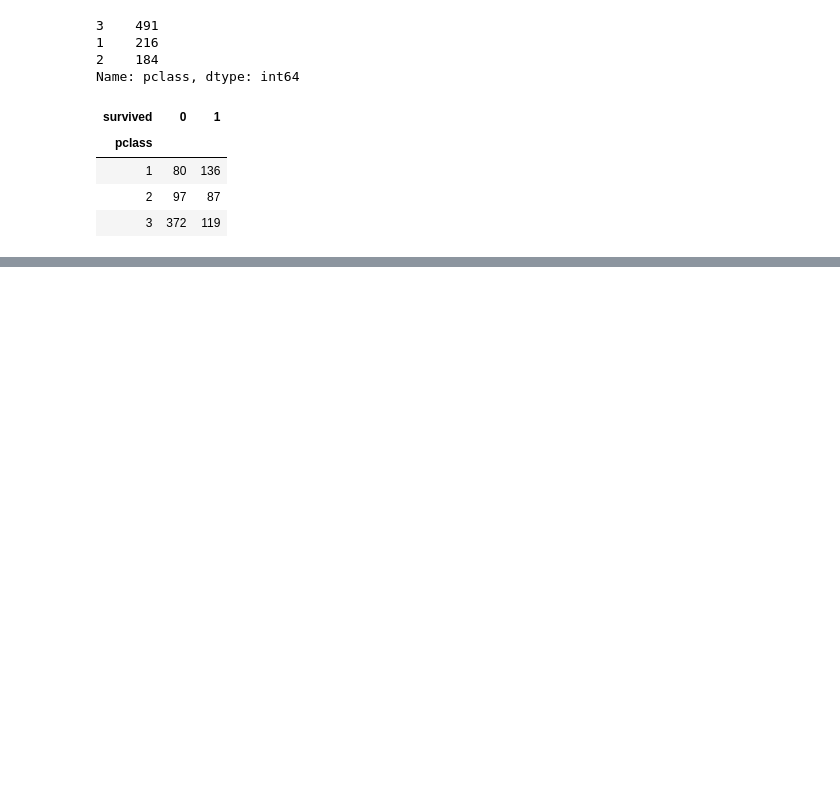
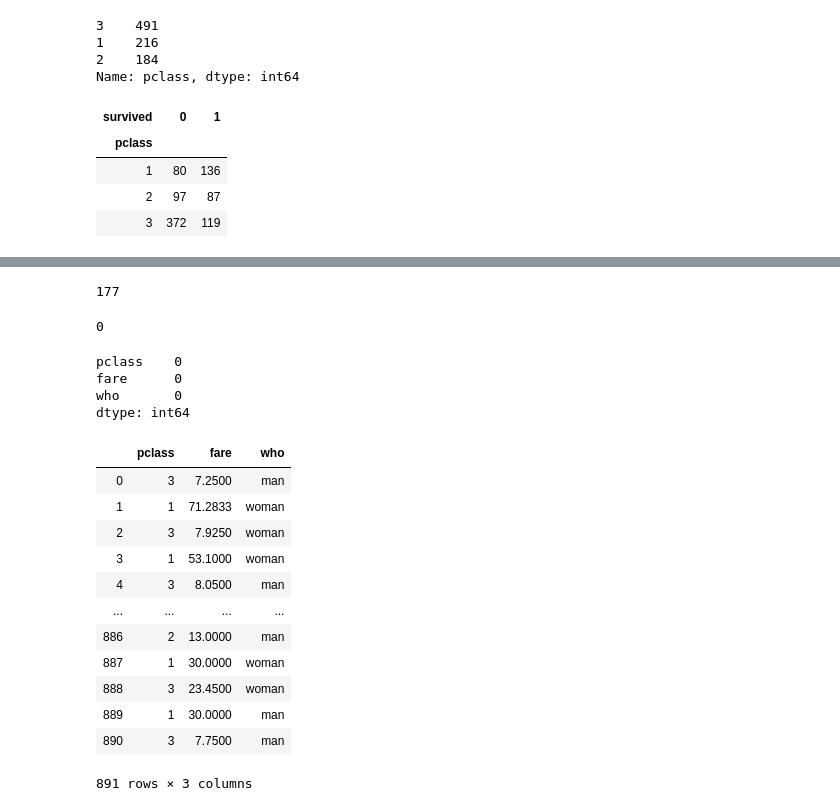
Before and after one commit to spk104/spklearn-ml, a Jupyter notebook: Class 26_Apr18.ipynb, the cells around one changed output, grey strips where cells are left out. Drawn from its saved outputs; the diff is of its cells as text; code cells hidden in the pictures; blank space fills up the shorter version.

```diff
--- a/Class 26_Apr18.ipynb
+++ b/Class 26_Apr18.ipynb
@@ -117,0 +192,35 @@ array([ 6.06546032, 10.56796933])
+# %%
+y = data['age']
+x = data[['pclass','fare','who']]
+
+y.isna().sum()
+# %% [output]
+177
+# %%
+data['age'].fillna(data['age'].median(),inplace=True)
+y.isna().sum()
+# %% [output]
+0
+# %%
+x.isna().sum()
+# %% [output]
+pclass    0
+fare      0
+who       0
+dtype: int64
+# %%
+x
+# %% [output]
+|  | pclass | fare | who |
+| 0 | 3 | 7.2500 | man |
+| 1 | 1 | 71.2833 | woman |
+| 2 | 3 | 7.9250 | woman |
+| 3 | 1 | 53.1000 | woman |
+| 4 | 3 | 8.0500 | man |
+| ... | ... | ... | ... |
+| 886 | 2 | 13.0000 | man |
+| 887 | 1 | 30.0000 | woman |
+| 888 | 3 | 23.4500 | woman |
+| 889 | 1 | 30.0000 | man |
+| 890 | 3 | 7.7500 | man |
+891 rows × 3 columns
```
Also changed, not shown: parts of 62 cells of this notebook, 17 other files.
